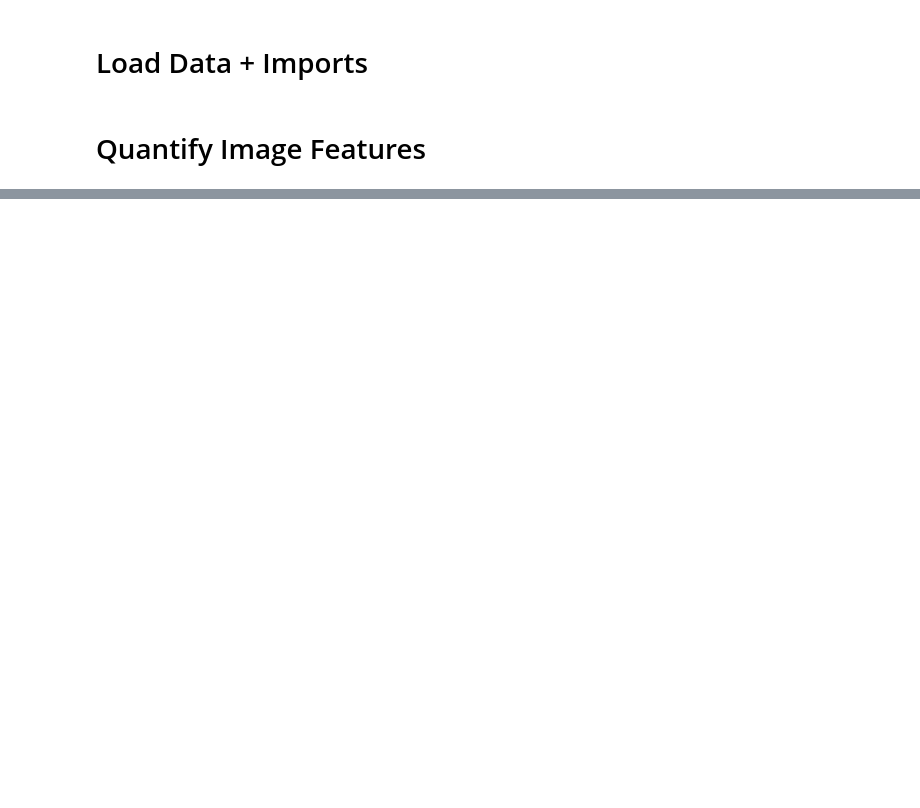
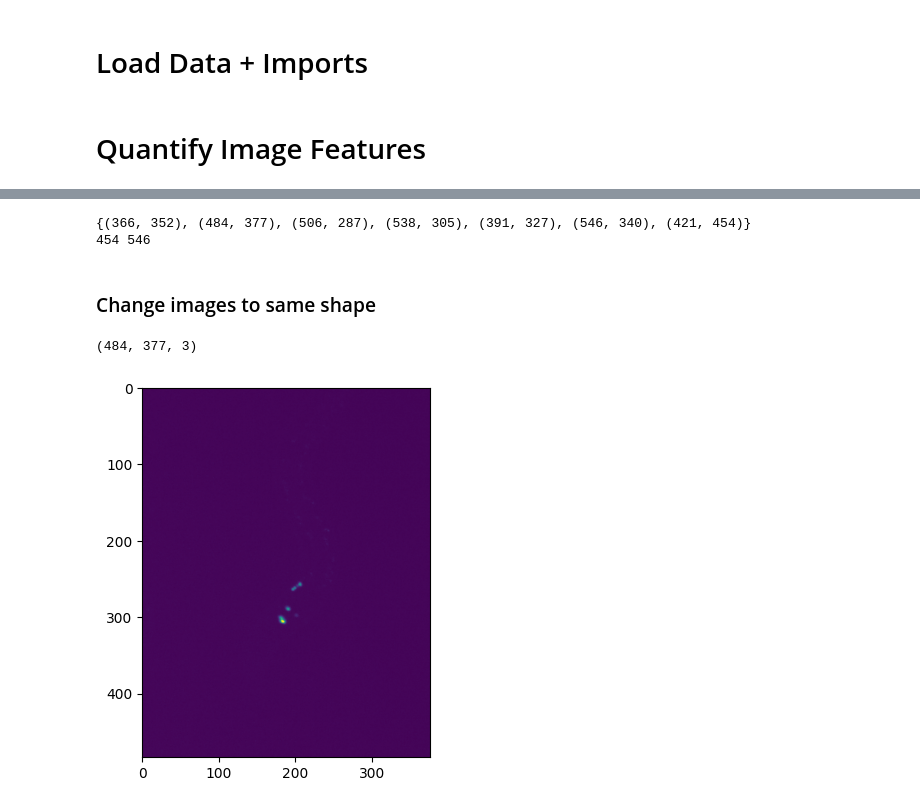
Before and after one commit to Hclover2003/catracking, a Jupyter notebook: imagedetection.ipynb, the cells around one changed output, grey strips where cells are left out. Cells and saved outputs as stored; diff of their text form; code cells hidden in the pictures; blank space fills up the shorter version.

Commit message:
look for image features

```diff
--- a/imagedetection.ipynb
+++ b/imagedetection.ipynb
@@ -24,15 +24,5 @@ from sklearn.model_selection import train_test_split
 from sklearn.linear_model import LinearRegression
 from sklearn.metrics import mean_squared_error
 from torch.utils.data import DataLoader
-imgs_dir = r"C:\Users\hozhang\Desktop\CaTracking\huayin_unet_lstm\data\imgs"
-positions_dir = r"C:\Users\hozhang\Desktop\CaTracking\huayin_unet_lstm\data\positions"
-# 11408 dataset
-imgs = np.load(rf'{imgs_dir}\11408_crop.nd2.npy')
-ava = np.load(rf"{positions_dir}\AVA_11408.mat.npy")
-avb = np.load(rf"{positions_dir}\AVB_11408.mat.npy")
-# 11409 dataset
-imgs2 = np.load(rf'{imgs_dir}\11409_crop.nd2.npy')
-ava2 = np.load(rf"{positions_dir}\AVA_11409.mat.npy")
-avb2 = np.load(rf"{positions_dir}\AVB_11409.mat.npy")
 # %% [markdown]
 # Quantify Image Features
@@ -38,0 +49,9 @@ avb2 = np.load(rf"{positions_dir}\AVB_11409.mat.npy")
+# %%
+imgs_dir = "/Users/huayinluo/Desktop/code/CaTracking/original"
+all_imgs = []
+videos = ['11408', '11409', "11410", '11411', '11413', '11414', '11415']
+
+for video in videos:
+    imgs = [os.path.join(imgs_dir, video, img) for img in os.listdir(os.path.join(imgs_dir, video))[:20] if img.endswith(".png")]
+    all_imgs += imgs
+    print("Done with video", video)
@@ -38,0 +82,17 @@ avb2 = np.load(rf"{positions_dir}\AVB_11409.mat.npy")
+# %%
+max_width = max([x for (y, x) in img_sizes])
+max_height = max([y for (y, x) in img_sizes])
+print(img_sizes)
+print(max_width, max_height)
+# %% [output]
+{(366, 352), (484, 377), (506, 287), (538, 305), (391, 327), (546, 340), (421, 454)}
+454 546
+# %% [markdown]
+### Change images to same shape
+# %%
+img = cv2.cvtColor(cv2.imread(all_imgs[0]), cv2.COLOR_BGR2RGB)
+plt.imshow(img)
+img.shape # height=484, width=377, channel=3
+# %% [output]
+(484, 377, 3)
+[figure, added]
```
Also changed, not shown: parts of 17 cells of this notebook, 22 other files.
